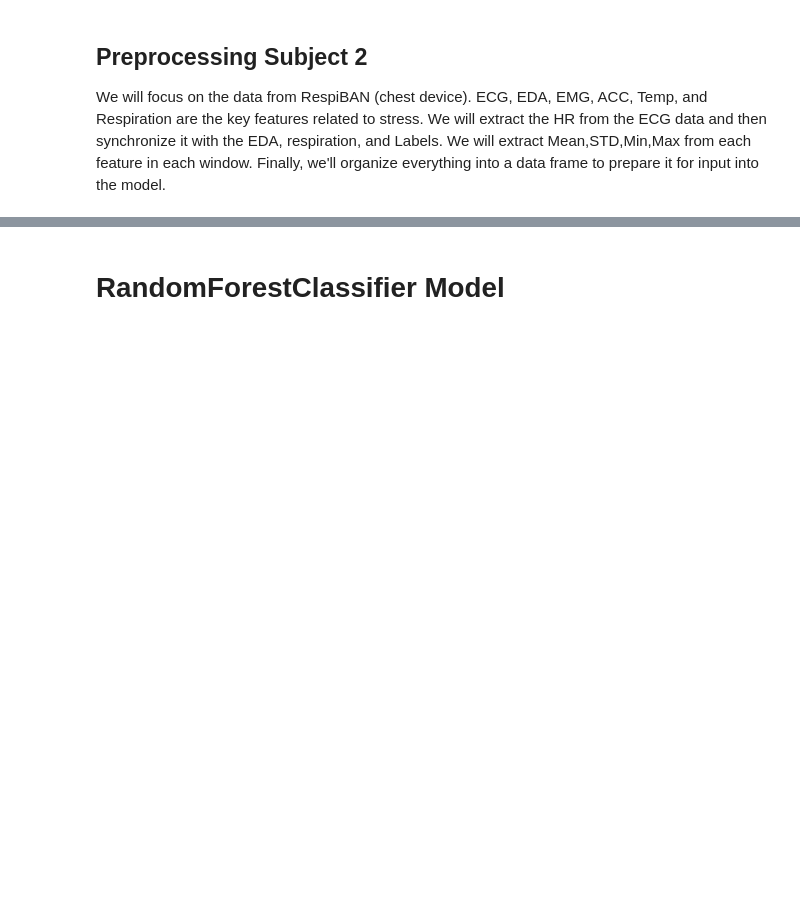
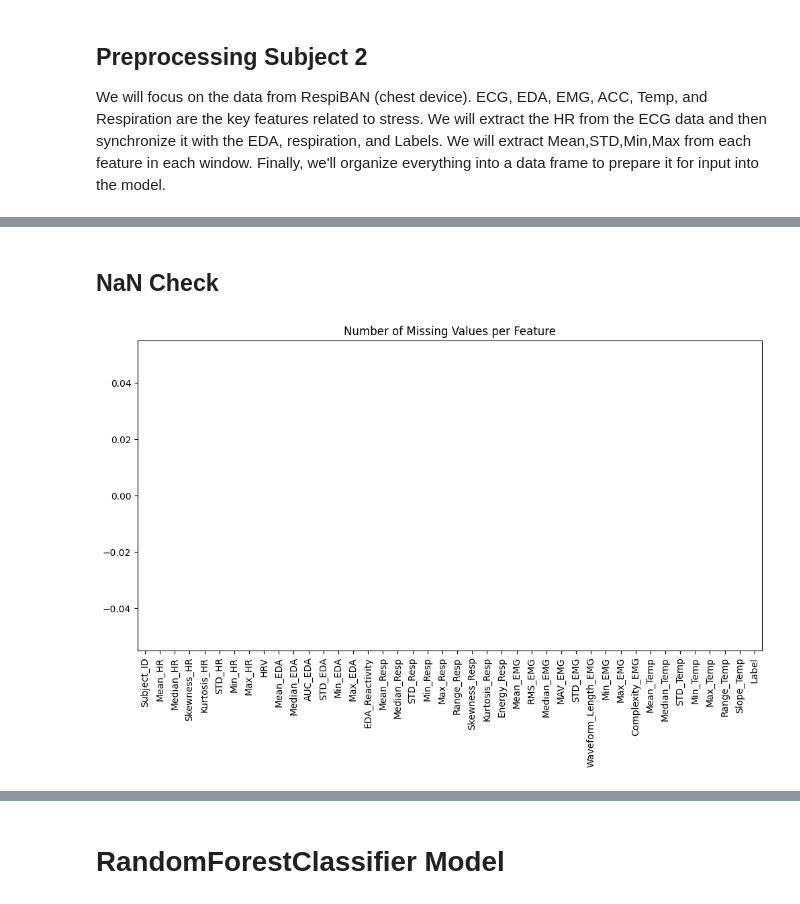
Before and after one commit to abdul-azeem-elsharkawy/Stress-Detection-via-Wearable-Sensors, a Jupyter notebook: stress-detection-via-wearable-sensors.ipynb, the cells around one changed output, grey strips where cells are left out. Drawn from its saved outputs; the diff is of its cells as text; code cells hidden in the pictures; blank space fills up the shorter version.

```diff
--- a/stress-detection-via-wearable-sensors.ipynb
+++ b/stress-detection-via-wearable-sensors.ipynb
@@ -860,0 +401,15 @@ We only have 1326 samples for the positive class (stress), which is insufficient
+# %% [markdown]
+## NaN Check
+# %%
+import seaborn as sns
+import matplotlib.pyplot as plt
+
+missing_values = wesad_features.isnull().sum()
+
+plt.figure(figsize=(12, 6))
+sns.barplot(x=missing_values.index, y=missing_values.values)
+plt.xticks(rotation=90)
+plt.title('Number of Missing Values per Feature')
+plt.show()
+# %% [output]
+[figure, added]
```
Also changed, not shown: parts of 58 cells of this notebook.
